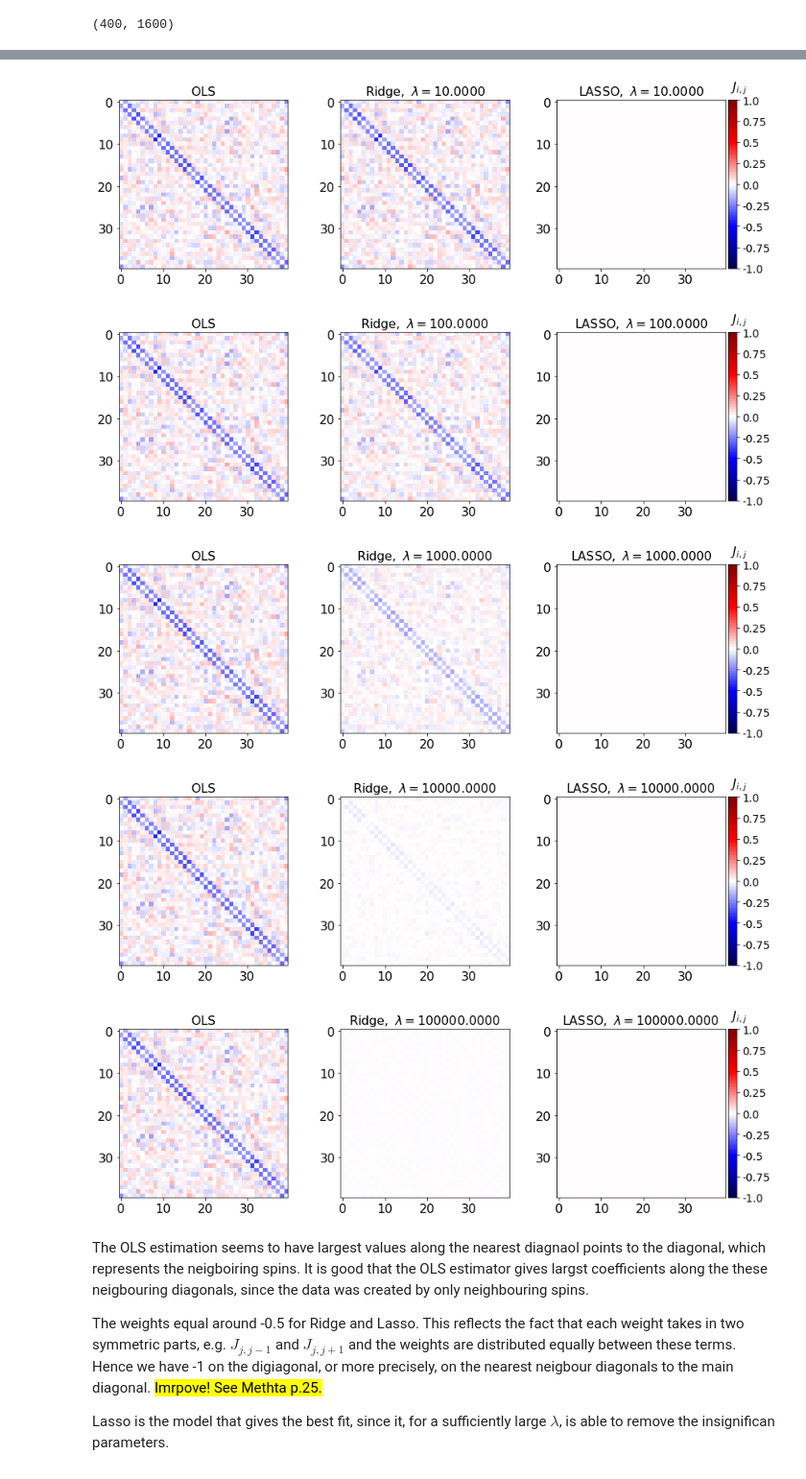
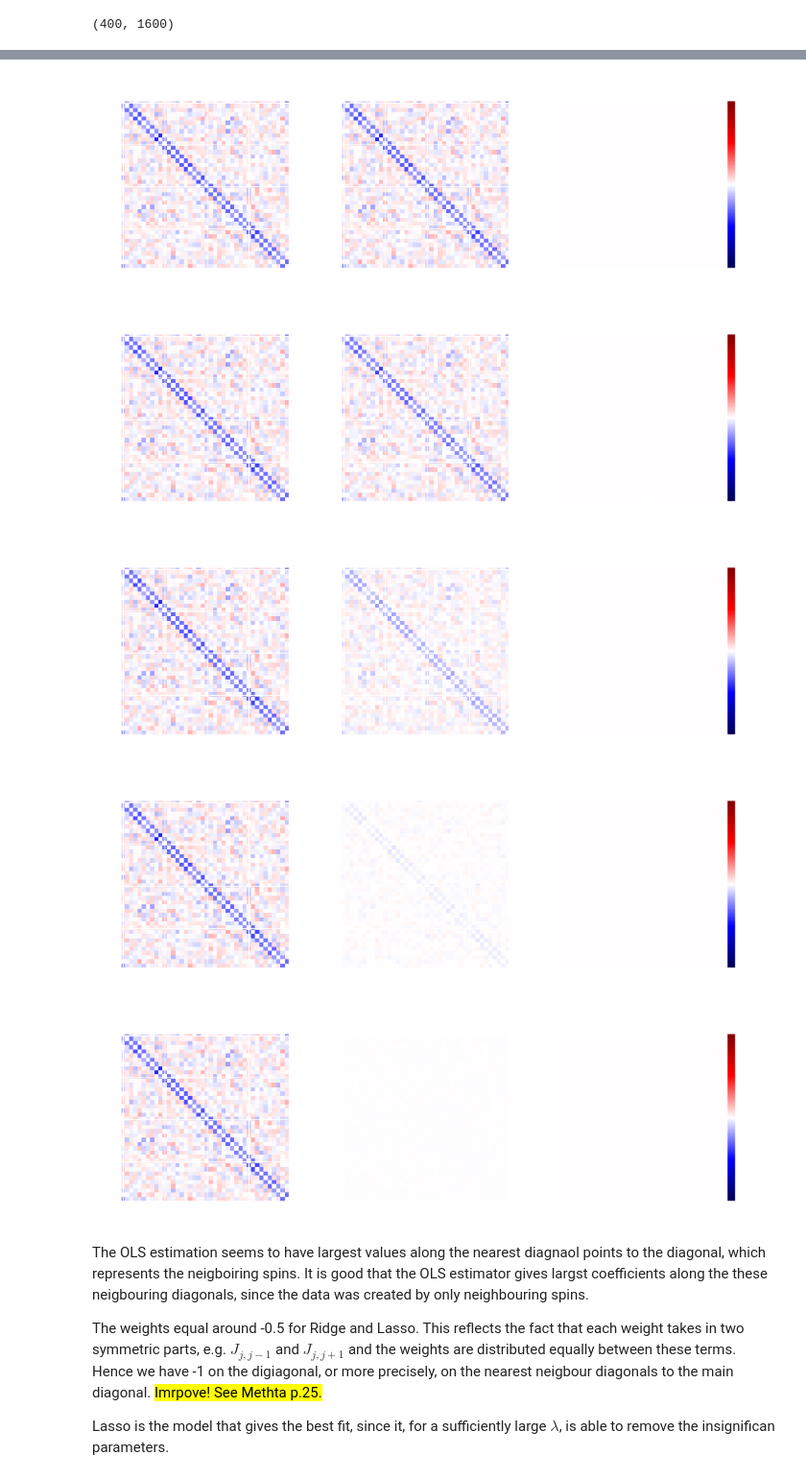
Before and after one commit to kaaja/ADAML, a Jupyter notebook: m2/m2.ipynb, the cells around one changed output, grey strips where cells are left out. Shown at 96% size. Drawn from its saved outputs; the diff is of its cells as text; code cells hidden in the pictures.

```diff
--- a/m2/m2.ipynb
+++ b/m2/m2.ipynb
@@ -7,6 +7,15 @@ seaborn.set(style="white", context="notebook", font_scale=1.5,
             rc={"axes.grid": True, "legend.frameon": False,
 "lines.markeredgewidth": 1.4, "lines.markersize": 10})
 seaborn.set_context("notebook", font_scale=1.5, rc={"lines.linewidth": 4.5})
+
+#seaborn.set(style="ticks", context="talk")
+plt.style.use("dark_background")
+seaborn.set_style({'grid.color': '.4'})
+
+#seaborn.set_style("darkgrid")
+
+
+from sklearn.metrics import mean_squared_error
 # %% [markdown]
 # a) Data preperation.
 From Mehta's notebook 4.
@@ -103,12 +112,18 @@ lasso = linear_model.Lasso()
 # define error lists
 train_errors_leastsq = []
 test_errors_leastsq = []
+train_mse_leastsq = []
+test_mse_leastsq = []
 
 train_errors_ridge = []
 test_errors_ridge = []
+train_mse_ridge = []
+test_mse_ridge = []
 
 train_errors_lasso = []
 test_errors_lasso = []
+train_mse_lasso = []
+test_mse_lasso = []
 
 # set refularisations trength values
 lmbdas = np.logspace(-4, 5, 10)
@@ -126,6 +141,8 @@ for lmbda in lmbdas:
     # use the coefficient of determination R^2 as the performance of prediction.
     train_errors_leastsq.append(leastsq.score(X_train, Y_train))
     test_errors_leastsq.append(leastsq.score(X_test,Y_test))
+    train_mse_leastsq.append(mean_squared_error(Y_train, leastsq.predict(X_train)))
+    test_mse_leastsq.append(mean_squared_error(Y_test, leastsq.predict(X_test)))
 
     ### apply Ridge regression
     ridge.set_params(alpha=lmbda) # set regularisation parameter
@@ -134,6 +151,8 @@ for lmbda in lmbdas:
     # use the coefficient of determination R^2 as the performance of prediction.
     train_errors_ridge.append(ridge.score(X_train, Y_train))
     test_errors_ridge.append(ridge.score(X_test,Y_test))
+    train_mse_ridge.append(mean_squared_error(Y_train, ridge.predict(X_train)))
+    test_mse_ridge.append(mean_squared_error(Y_test, ridge.predict(X_test)))
 
     ### apply Ridge regression
     lasso.set_params(alpha=lmbda) # set regularisation parameter
@@ -142,6 +161,8 @@ for lmbda in lmbdas:
     # use the coefficient of determination R^2 as the performance of prediction.
     train_errors_lasso.append(lasso.score(X_train, Y_train))
     test_errors_lasso.append(lasso.score(X_test,Y_test))
+    train_mse_lasso.append(mean_squared_error(Y_train, lasso.predict(X_train)))
+    test_mse_lasso.append(mean_squared_error(Y_test, lasso.predict(X_test)))
 
     ### plot Ising interaction J
     J_leastsq=np.array(leastsq.coef_).reshape((L,L))
@@ -183,8 +204,8 @@ for lmbda in lmbdas:
-[figure, old version]
+[figure, new version]
-[figure, old version]
+[figure, new version]
-[figure, old version]
+[figure, new version]
-[figure, old version]
+[figure, new version]
-[figure, old version]
+[figure, new version]
 # %% [markdown]
 The OLS estimation seems to have largest values along the nearest diagnaol points to the diagonal, which represents the neigboiring spins. It is good that the OLS estimator gives largst coefficients along the these neigbouring diagonals, since the data was created by only neighbouring spins. <br>
 
```
Also changed, not shown: parts of 9 cells of this notebook, 1 other file.
